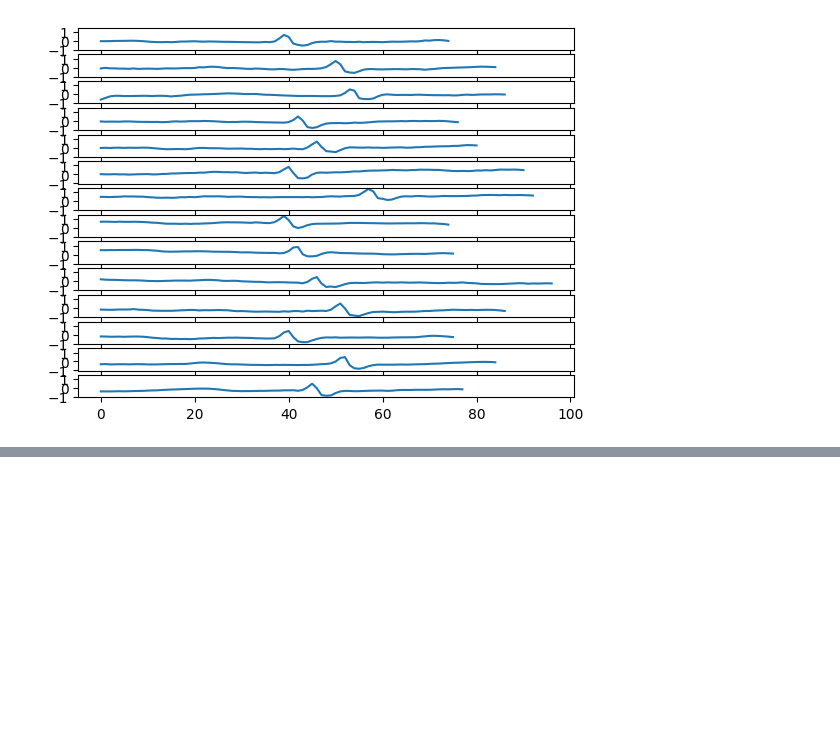
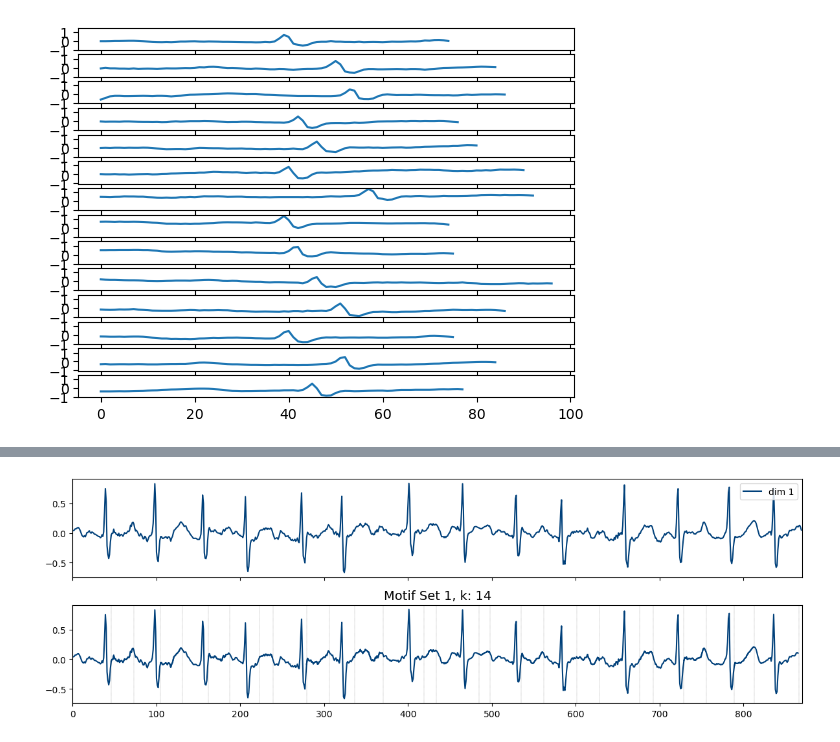
Before and after one commit to ML-KULeuven/locomotif, a Jupyter notebook: example/ecg_wanderling_baseline.ipynb, the cells around one changed output, grey strips where cells are left out. Saved outputs shown, nothing was run; the diff lists cells and outputs as text; code cells hidden in the pictures; blank space fills up the shorter version.

```diff
--- a/example/ecg_wanderling_baseline.ipynb
+++ b/example/ecg_wanderling_baseline.ipynb
@@ -62,0 +79,4 @@ for pi, (bi, ei) in enumerate(motif_sets[0]):
+# %%
+fig, ax = plot_motif_sets(seriesf, motif_sets)
+# %% [output]
+[figure, added]
```
Also changed, not shown: parts of 9 cells of this notebook.
